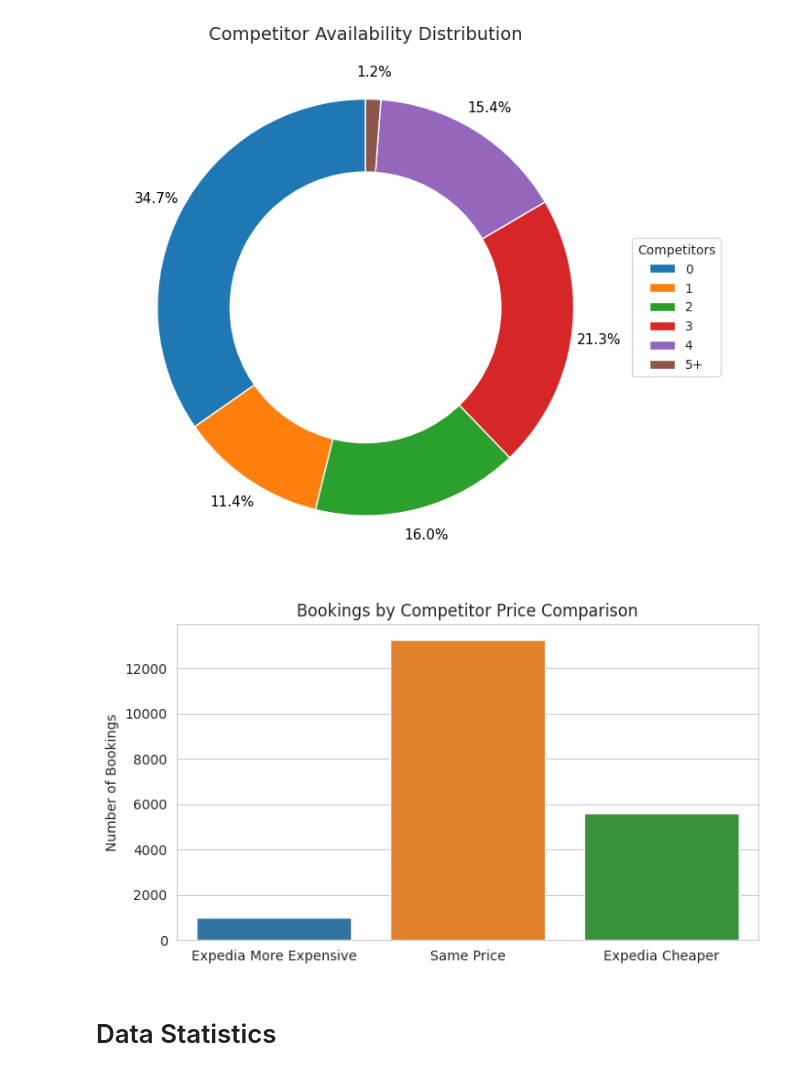
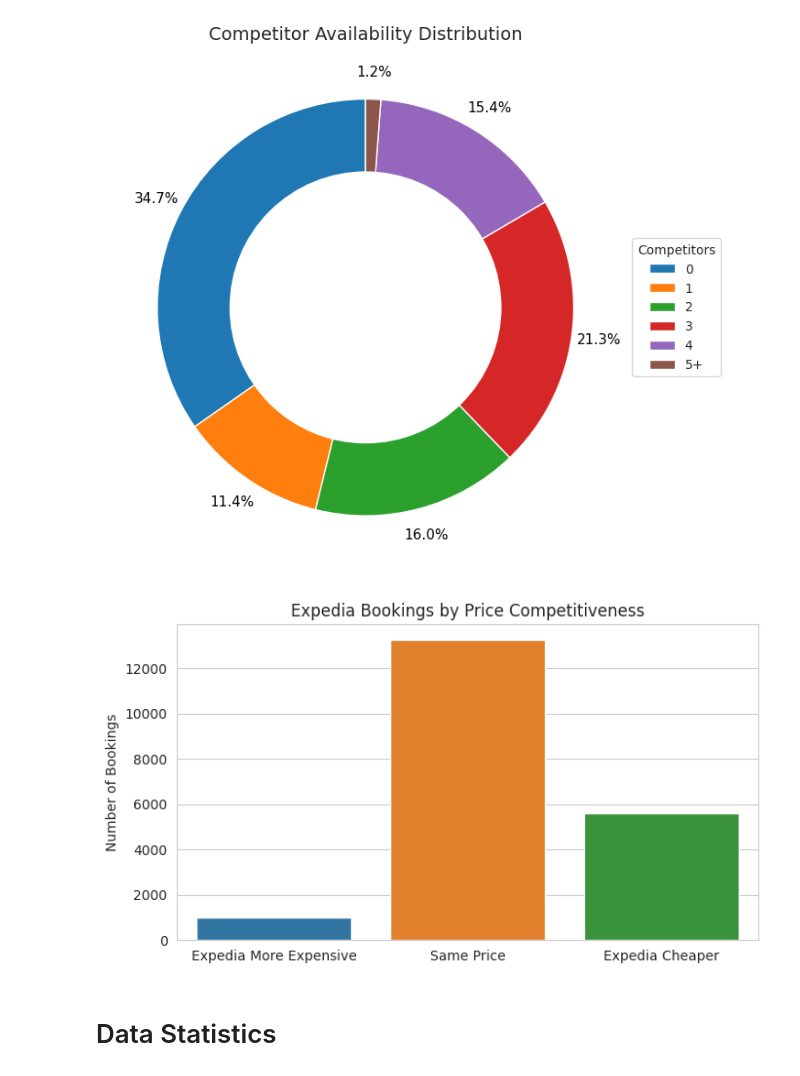
Before and after one commit to RicardoCendon/Hotel-Search-Ranking, a Jupyter notebook: notebooks/01_data_exploration.ipynb, the cells around one changed output. Drawn from its saved outputs; the diff is of its cells as text; code cells hidden in the pictures.

```diff
--- a/notebooks/01_data_exploration.ipynb
+++ b/notebooks/01_data_exploration.ipynb
@@ -338,35 +432,35 @@ comp_rate_cols = [
     if col.startswith("comp") and col.endswith("_rate")
 ]
 
 df["expedia_vs_competitors"] = df[comp_rate_cols].max(axis=1)
 
 comparison_labels = {
     -1.0: "Expedia More Expensive",
      0.0: "Same Price",
      1.0: "Expedia Cheaper"
 }
 
 plot_df = df[df["booking_bool"] == 1].copy()
 plot_df["price_comparison"] = plot_df["expedia_vs_competitors"].map(comparison_labels)
 
 order = ["Expedia More Expensive", "Same Price", "Expedia Cheaper"]
 
 plt.figure(figsize=(7,4))
 sns.countplot(
     data=plot_df,
     x="price_comparison",
     order=order
 )
 
-plt.title("Bookings by Competitor Price Comparison")
+plt.title("Expedia Bookings by Price Competitiveness")
 plt.xlabel("")
 plt.ylabel("Number of Bookings")
 
 
 plt.tight_layout()
 plt.show()
 # %% [output]
-[figure, old version]
+[figure, new version]
 # %% [markdown]
 # Data Statistics
 # %%
```
Also changed, not shown: parts of 4 cells of this notebook.
